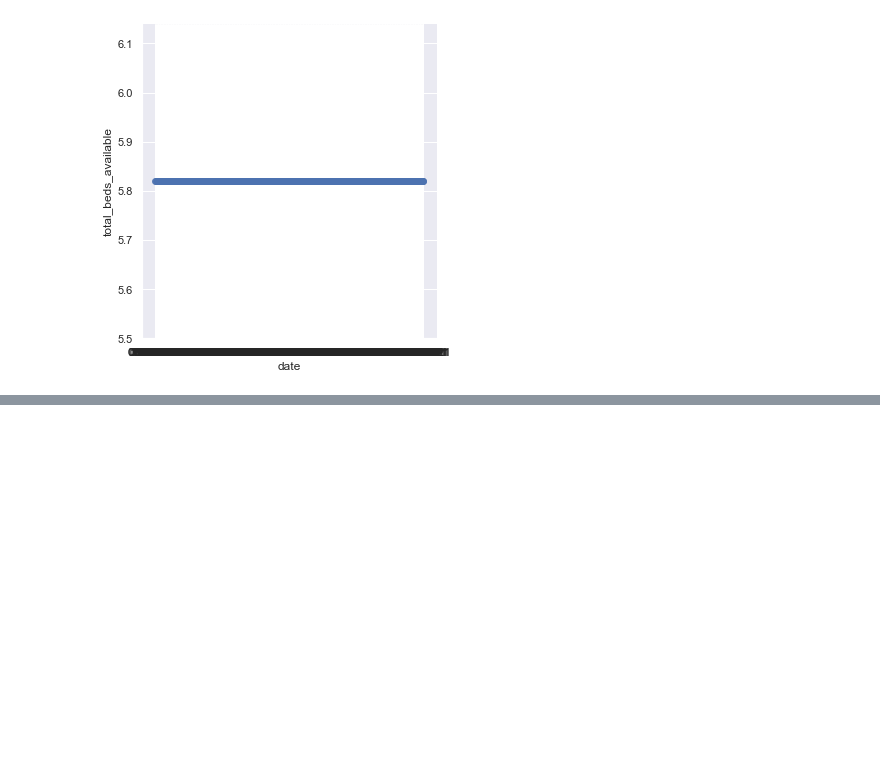
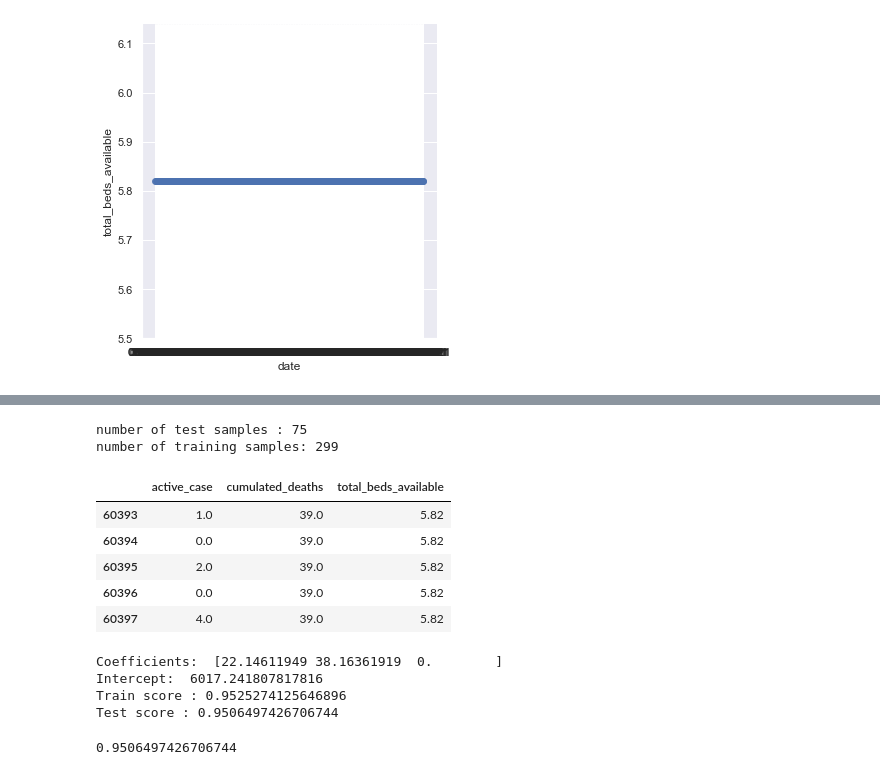
Before and after one commit to kaveri005/covid, a Jupyter notebook: new_covid_data.ipynb, the cells around one changed output, grey strips where cells are left out. Drawn from its saved outputs; the diff is of its cells as text; code cells hidden in the pictures; blank space fills up the shorter version.

```diff
--- a/new_covid_data.ipynb
+++ b/new_covid_data.ipynb
@@ -458,0 +459,20 @@ Text(0.5, 1.0, 'variation of deaths,active_cases, recovered cases and total_beds
+# %%
+#linear regression model
+from sklearn.linear_model import LinearRegression
+from sklearn.model_selection import train_test_split
+y_data = Slovakia_case['recovered_cases']
+x_data = Slovakia_case[['active_case','cumulated_deaths','total_beds_available']]
+x_train, x_test, y_train, y_test = train_test_split(x_data, y_data, test_size=0.2, random_state=1)
+
+print("number of test samples :", x_test.shape[0])
+print("number of training samples:",x_train.shape[0])
+x_data.head(5)
+# %% [output]
+number of test samples : 75
+number of training samples: 299
+|  | active_case | cumulated_deaths | total_beds_available |
+| 60393 | 1.0 | 39.0 | 5.82 |
+| 60394 | 0.0 | 39.0 | 5.82 |
+| 60395 | 2.0 | 39.0 | 5.82 |
+| 60396 | 0.0 | 39.0 | 5.82 |
+| 60397 | 4.0 | 39.0 | 5.82 |
@@ -458,0 +483,16 @@ Text(0.5, 1.0, 'variation of deaths,active_cases, recovered cases and total_beds
+# %%
+print ('Coefficients: ', lm.coef_)
+print ('Intercept: ' , lm.intercept_)
+print('Train score :',lm.score(x_train, y_train))
+print('Test score :', lm.score(x_test, y_test) )#results of the model
+# %% [output]
+Coefficients:  [22.14611949 38.16361919  0.        ]
+Intercept:  6017.241807817816
+Train score : 0.9525274125646896
+Test score : 0.9506497426706744
+# %%
+
+from sklearn.metrics import r2_score
+r2_score(y_test,Y_hat)#importing r2_score library and testing with the model
+# %% [output]
+0.9506497426706744
```
Also changed, not shown: parts of 9 cells of this notebook.
